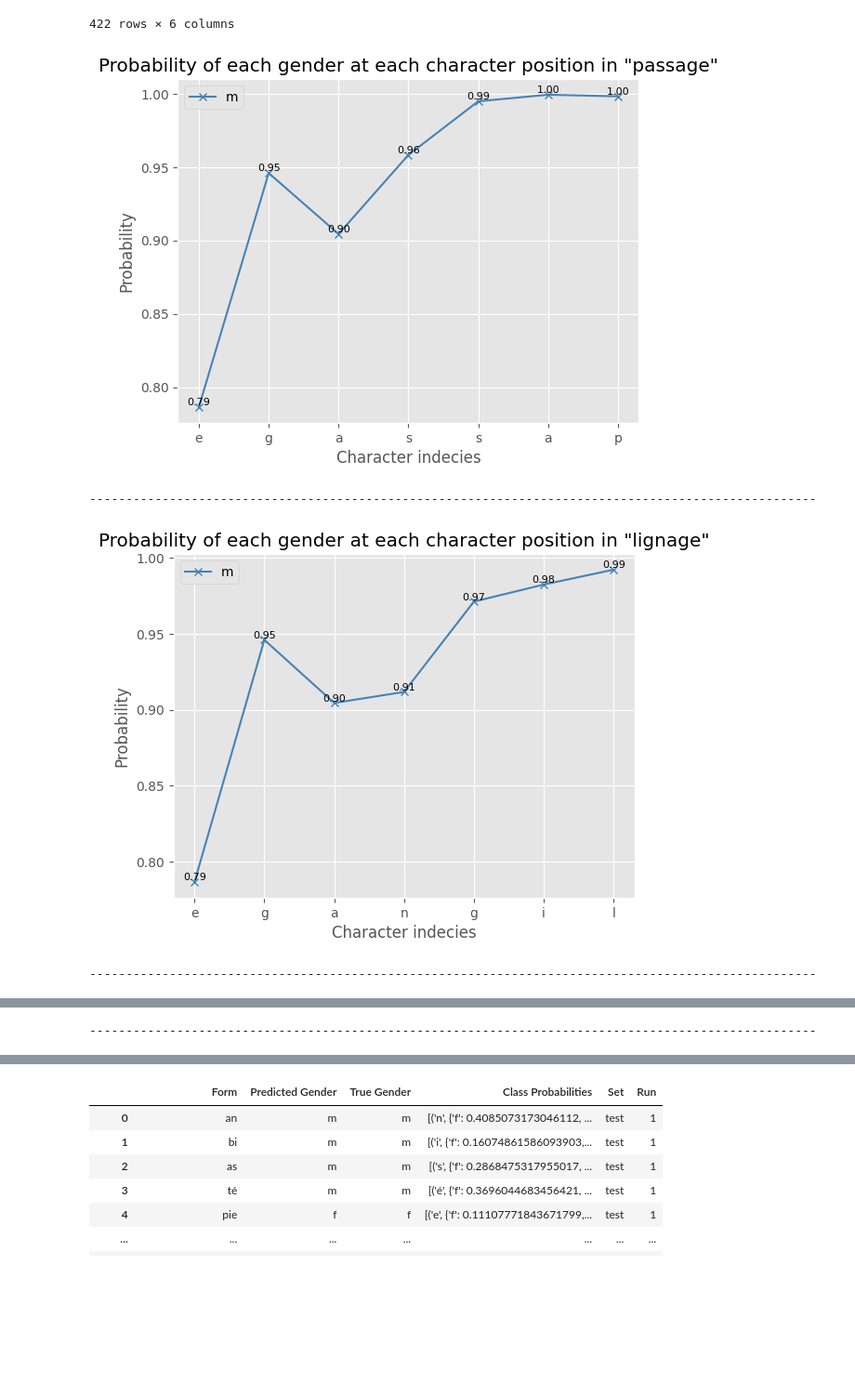
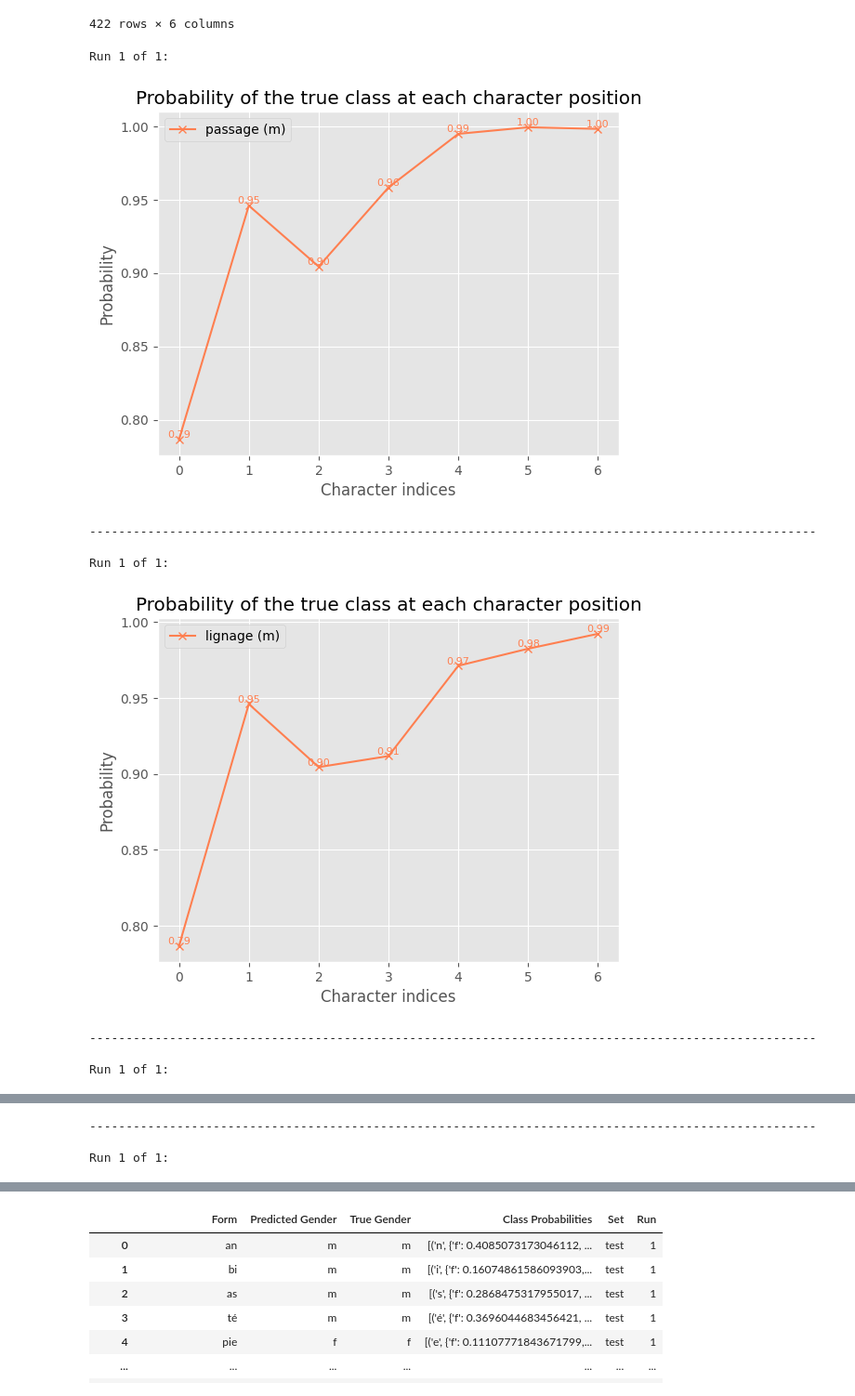
Before and after one commit to obonami/gender_prediction, a Jupyter notebook: src/analysis.ipynb, the cells around one changed output, grey strips where cells are left out. Shown at 93% size. Saved outputs shown, nothing was run; the diff lists cells and outputs as text; code cells hidden in the pictures; blank space fills up the shorter version.

Commit message:
added option to plot multiple words on the same figure

```diff
--- a/src/analysis.ipynb
+++ b/src/analysis.ipynb
@@ -148,17 +104,22 @@ incorrect
 # %%
-view_plateau('passage', orth_preds, binary=True)
+view_plateau(['passage'], orth_preds, binary=True)
 print('-' * 100 + '\n')
-view_plateau('lignage', orth_preds, binary=True)
+view_plateau(['lignage'], orth_preds, binary=True)
 print('-' * 100 + '\n')
-view_plateau('bâtiment', orth_preds, binary=True)
+view_plateau(['bâtiment'], orth_preds, binary=True)
 print('-' * 100 + '\n')
-view_plateau('virement', orth_preds, binary=True)
+view_plateau(['virement'], orth_preds, binary=True)
 print('-' * 100 + '\n')
-view_plateau('formation', orth_preds, binary=True)
+view_plateau(['formation'], orth_preds, binary=True)
 print('-' * 100 + '\n')
-view_plateau('gradation', orth_preds, binary=True)
+view_plateau(['gradation'], orth_preds, binary=True)
 # %% [output]
+Run 1 of 1:
-[figure, old version]
+[figure, new version]
-----------------------------------------------------------------------------------------------------
+----------------------------------------------------------------------------------------------------
+
+Run 1 of 1:
-[figure, old version]
+[figure, new version]
-----------------------------------------------------------------------------------------------------
+----------------------------------------------------------------------------------------------------
+
+Run 1 of 1:
@@ -166 +127,3 @@ view_plateau('gradation', orth_preds, binary=True)
-----------------------------------------------------------------------------------------------------
+----------------------------------------------------------------------------------------------------
+
+Run 1 of 1:
```
Also changed, not shown: parts of 9 cells of this notebook, 1 other file.
